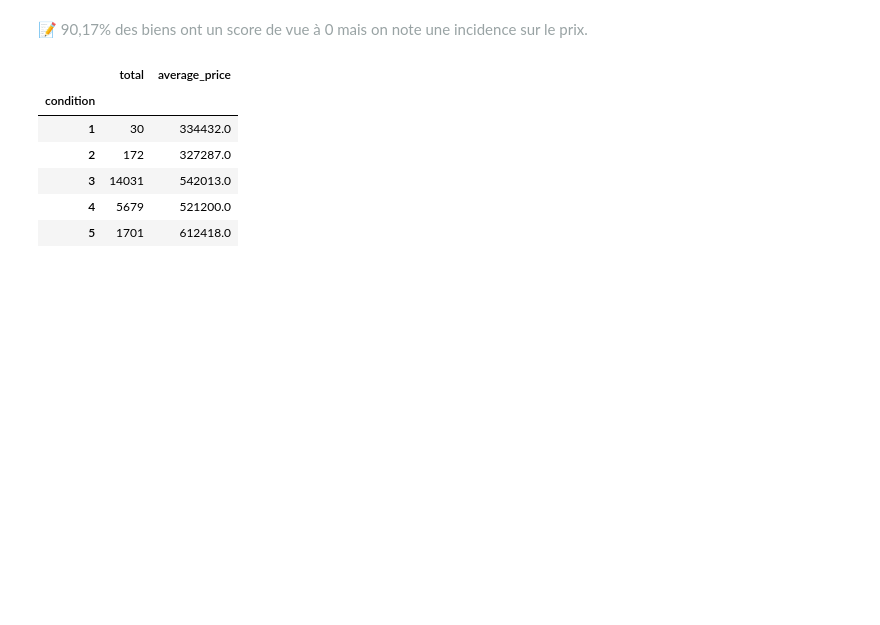
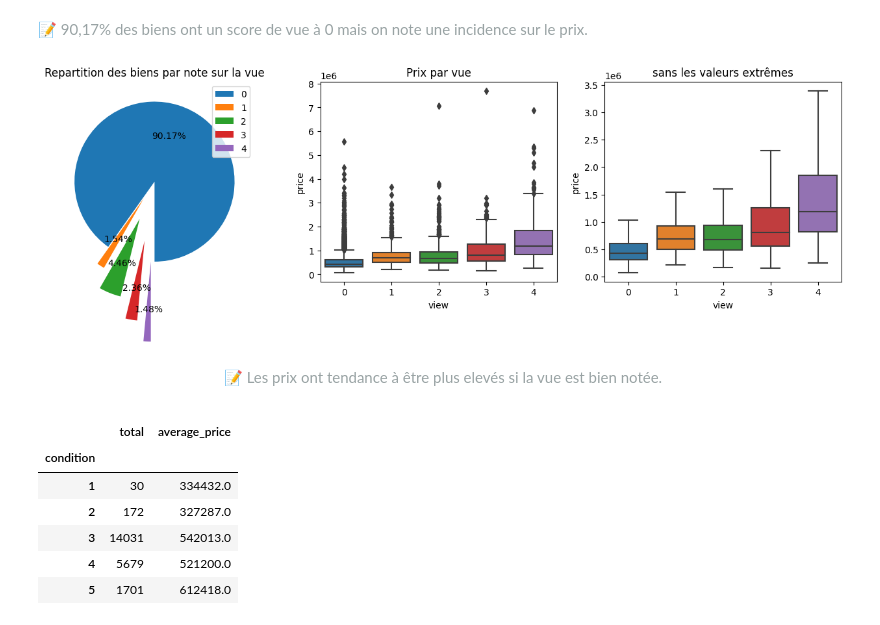
Before and after one commit to davidbreau/priceprediction, a Jupyter notebook: data_cleaning_analysis.ipynb, the cells around one changed output. Cells and saved outputs as stored; diff of their text form; code cells hidden in the pictures; blank space fills up the shorter version.

```diff
--- a/data_cleaning_analysis.ipynb
+++ b/data_cleaning_analysis.ipynb
@@ -118,9 +118,27 @@ dfview
 # %% [markdown]
 <p style="color: #99a3a4">📝
 90,17% des biens ont un score de vue à 0 mais on note une incidence sur le prix.</p>
-# %%
-sns.set_theme(style="whitegrid")
-f, ax = subplot(figsize=(15, 6))
+# %%
+df = pd.read_csv('kc_house_data.csv')
+plt.figure(figsize=(16,4))
+plt.subplot(1,3,1)
+plt.pie(data=dfview, x=dfview.total, autopct="%1.2f%%", explode=[0,0.25,0.5,0.75,1], startangle=-90)
+plt.title('Repartition des biens par note sur la vue')
+plt.legend(['0','1','2','3','4'],loc=1)
+# ax1.pie(dfwaterfront.total, autopct="%1.2f%%",  startangle=45, explode=[0,0.2], shadow=True)
+plt.subplot(1, 3, 2)
+sns.boxplot(data = df,x = "view" ,y= "price")
+plt.title("Prix par vue")
+
+plt.subplot(1, 3, 3)
+sns.boxplot(data = df,x = "view" ,y= "price", showfliers = False)
+plt.title("sans les valeurs extrêmes")
+plt.show()
+# %% [output]
+[figure, added]
+# %% [markdown]
+<center><p style="color: #99a3a4">📝
+Les prix ont tendance à être plus elevés si la vue est bien notée.</p></center>
 # %%
 df1 = df.groupby(['condition']).count()[['id']]
 df1 = df1.rename(columns={'id':'total'})
```
Also changed, not shown: parts of 7 cells of this notebook.
